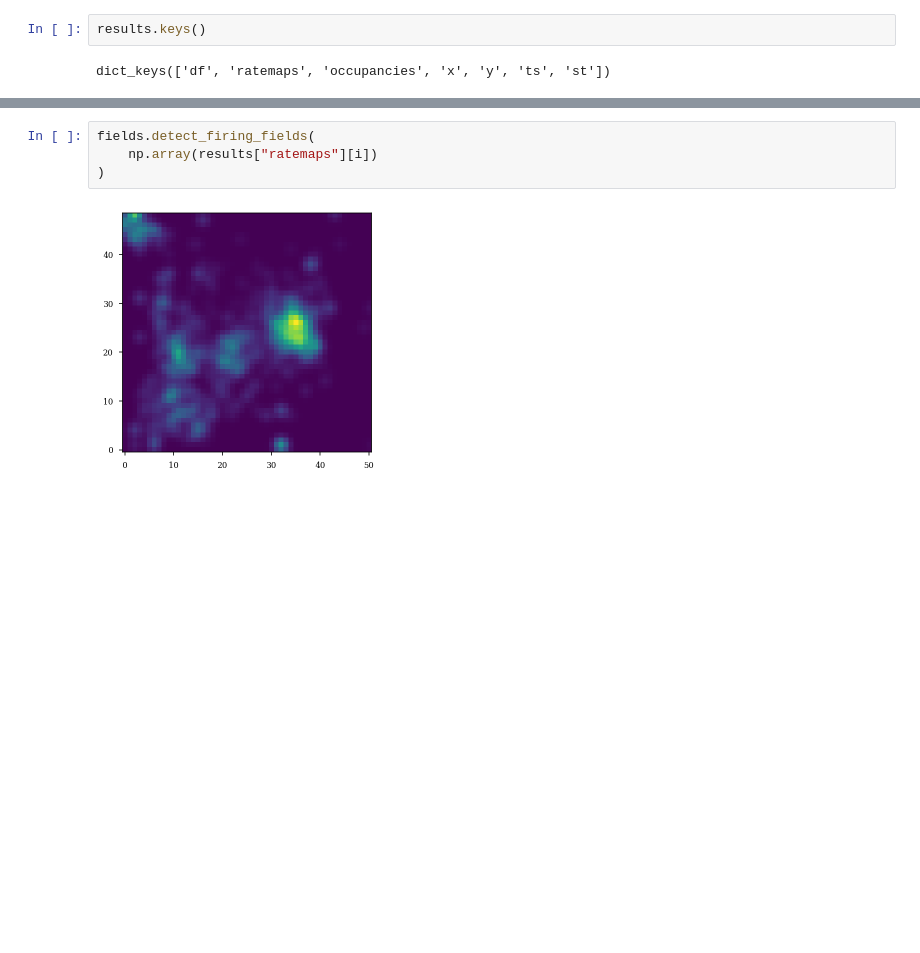
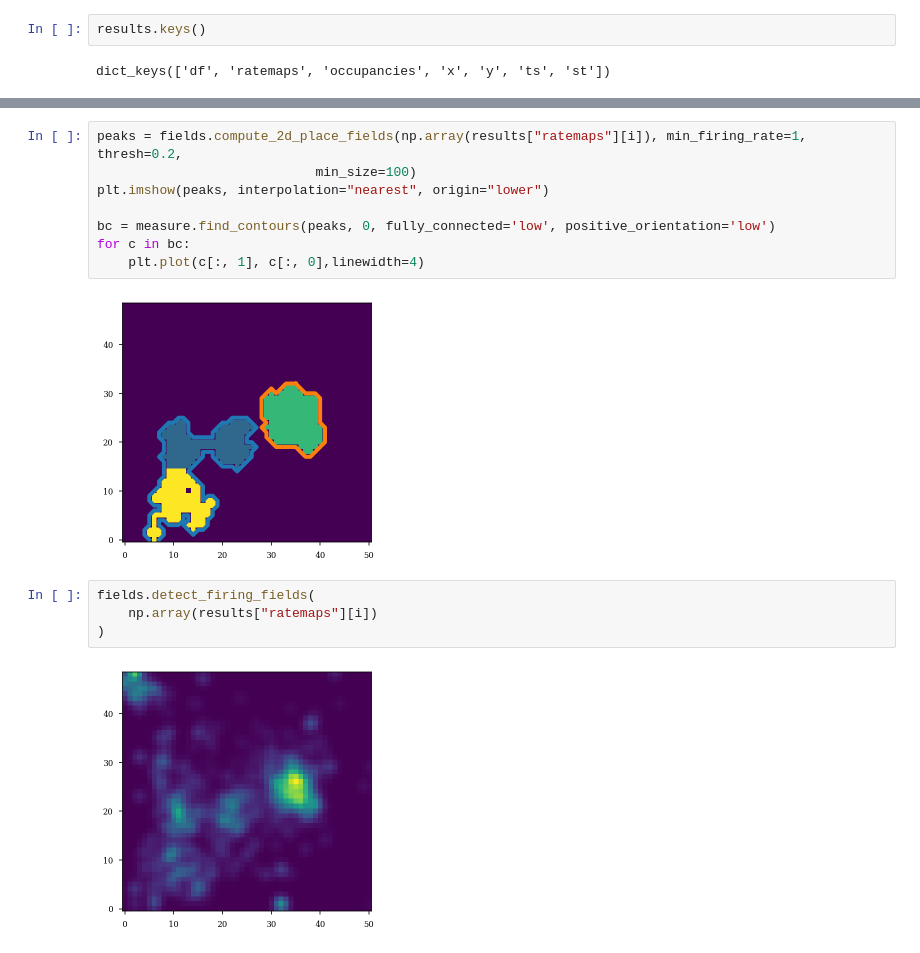
Before and after one commit to ryanharvey1/ripple_heterogeneity, a Jupyter notebook: scripts/place_cells/test_detect_fields.ipynb, the cells around one changed output, grey strips where cells are left out. Saved outputs shown, nothing was run; the diff lists cells and outputs as text; blank space fills up the shorter version.

```diff
--- a/scripts/place_cells/test_detect_fields.ipynb
+++ b/scripts/place_cells/test_detect_fields.ipynb
@@ -83,3 +90,13 @@ for x, y in bc:
+# %%
+peaks = fields.compute_2d_place_fields(np.array(results["ratemaps"][i]), min_firing_rate=1, thresh=0.2,
+                            min_size=100)
+plt.imshow(peaks, interpolation="nearest", origin="lower")
+
+bc = measure.find_contours(peaks, 0, fully_connected='low', positive_orientation='low')
+for c in bc:
+    plt.plot(c[:, 1], c[:, 0],linewidth=4)
+# %% [output]
+[figure, added]
 # %%
 fields.detect_firing_fields(
     np.array(results["ratemaps"][i])
```
Also changed, not shown: parts of 3 cells of this notebook.
